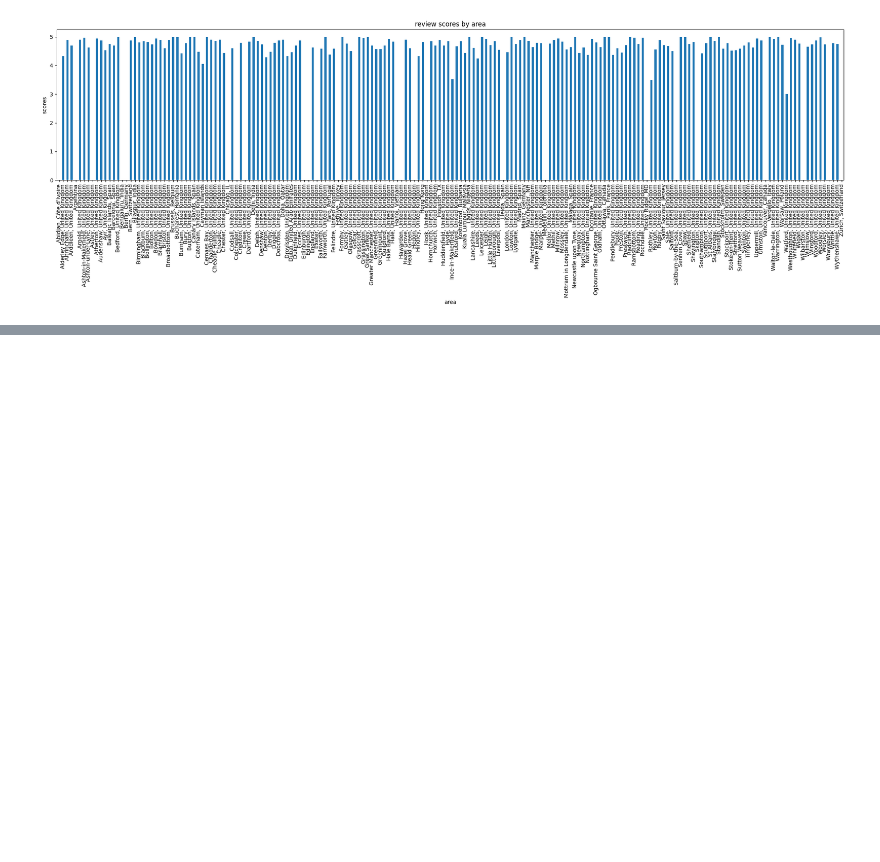
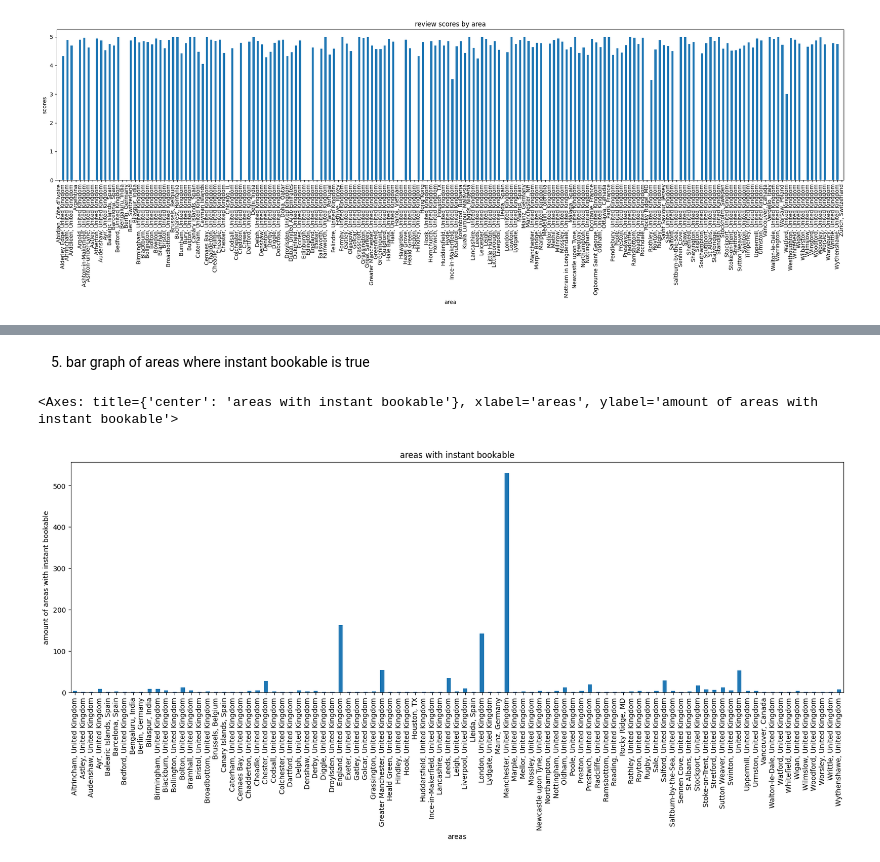
Before and after one commit to dbdesign-students-spring2023/pandas-exploration-juwonkwon, a Jupyter notebook: analysis.ipynb, the cells around one changed output, grey strips where cells are left out. Saved outputs shown, nothing was run; the diff lists cells and outputs as text; code cells hidden in the pictures; blank space fills up the shorter version.

```diff
--- a/analysis.ipynb
+++ b/analysis.ipynb
@@ -190,0 +216,9 @@ df_area_review.plot(kind='bar', title='review scores by area', ylabel='scores',
+# %% [markdown]
+5. bar graph of areas where instant bookable is true
+# %%
+df_instant_book = df_listings[df_listings['instant_bookable'] =='t']
+df_group_instant_book = df_instant_book.groupby('host_location')['host_location'].count()
+df_group_instant_book.plot(kind='bar', ylabel='amount of areas with instant bookable', xlabel='areas', title='areas with instant bookable', figsize=(20,6))
+# %% [output]
+<Axes: title={'center': 'areas with instant bookable'}, xlabel='areas', ylabel='amount of areas with instant bookable'>
+[figure, added]
```
Also changed, not shown: parts of 11 cells of this notebook.
